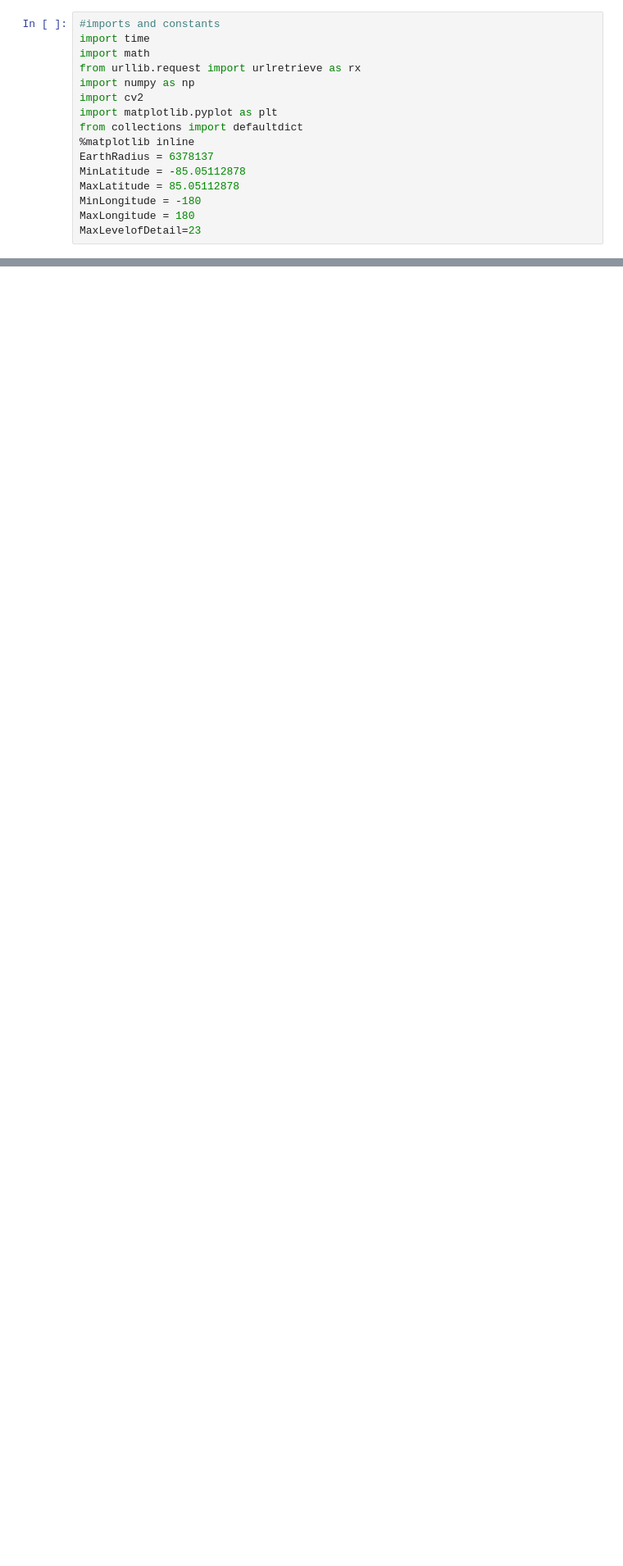
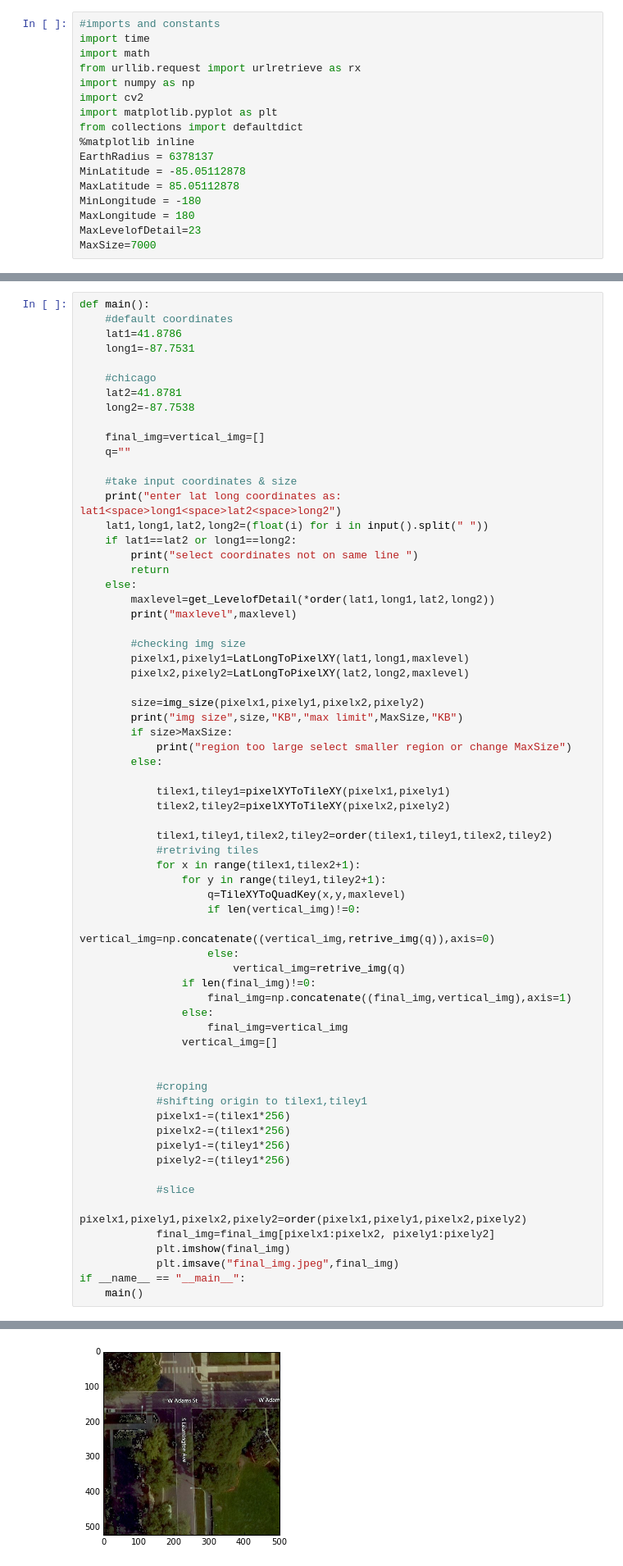
Before and after one commit to saba06/Satellite-Image-Boxing, a Jupyter notebook: homework3.ipynb, the cells around one changed output, grey strips where cells are left out. Shown at 82% size. Drawn from its saved outputs; the diff is of its cells as text; blank space fills up the shorter version.

```diff
--- a/homework3.ipynb
+++ b/homework3.ipynb
@@ -14,6 +14,7 @@ MaxLatitude = 85.05112878
 MinLongitude = -180
 MaxLongitude = 180
 MaxLevelofDetail=23
+MaxSize=7000
 # %%
 def Clip(n, minValue, maxValue):
     """
@@ -269,0 +168,67 @@ def find_box(x1,y1,x2,y2):
+# %%
+def main():
+    #default coordinates
+    lat1=41.8786
+    long1=-87.7531
+
+    #chicago
+    lat2=41.8781
+    long2=-87.7538
+
+    final_img=vertical_img=[]
+    q=""
+
+    #take input coordinates & size
+    print("enter lat long coordinates as: lat1<space>long1<space>lat2<space>long2")
+    lat1,long1,lat2,long2=(float(i) for i in input().split(" "))
+    if lat1==lat2 or long1==long2:
+        print("select coordinates not on same line ")
+        return
+    else:
+        maxlevel=get_LevelofDetail(*order(lat1,long1,lat2,long2))
+        print("maxlevel",maxlevel)
+
+        #checking img size
+        pixelx1,pixely1=LatLongToPixelXY(lat1,long1,maxlevel)
+        pixelx2,pixely2=LatLongToPixelXY(lat2,long2,maxlevel)
+
+        size=img_size(pixelx1,pixely1,pixelx2,pixely2)
+        print("img size",size,"KB","max limit",MaxSize,"KB")
+        if size>MaxSize:
+            print("region too large select smaller region or change MaxSize")
+        else:
+
+            tilex1,tiley1=pixelXYToTileXY(pixelx1,pixely1)
+            tilex2,tiley2=pixelXYToTileXY(pixelx2,pixely2)
+
+            tilex1,tiley1,tilex2,tiley2=order(tilex1,tiley1,tilex2,tiley2)
+            #retriving tiles
+            for x in range(tilex1,tilex2+1):
+                for y in range(tiley1,tiley2+1):
+                    q=TileXYToQuadKey(x,y,maxlevel)
+                    if len(vertical_img)!=0:
+                        vertical_img=np.concatenate((vertical_img,retrive_img(q)),axis=0)
+                    else:
+                        vertical_img=retrive_img(q)
+                if len(final_img)!=0:
+                    final_img=np.concatenate((final_img,vertical_img),axis=1)
+                else:
+                    final_img=vertical_img
+                vertical_img=[]
+
+
+            #croping
+            #shifting origin to tilex1,tiley1
+            pixelx1-=(tilex1*256)
+            pixelx2-=(tilex1*256)
+            pixely1-=(tiley1*256)
+            pixely2-=(tiley1*256)
+
+            #slice
+            pixelx1,pixely1,pixelx2,pixely2=order(pixelx1,pixely1,pixelx2,pixely2)
+            final_img=final_img[pixelx1:pixelx2, pixely1:pixely2]
+            plt.imshow(final_img)
+            plt.imsave("final_img.jpeg",final_img)
+if __name__ == "__main__":
+    main()
+# %% [output]
@@ -269,0 +239 @@ def find_box(x1,y1,x2,y2):
+[figure, added]
```
Also changed, not shown: parts of 4 cells of this notebook, 2 other files.
